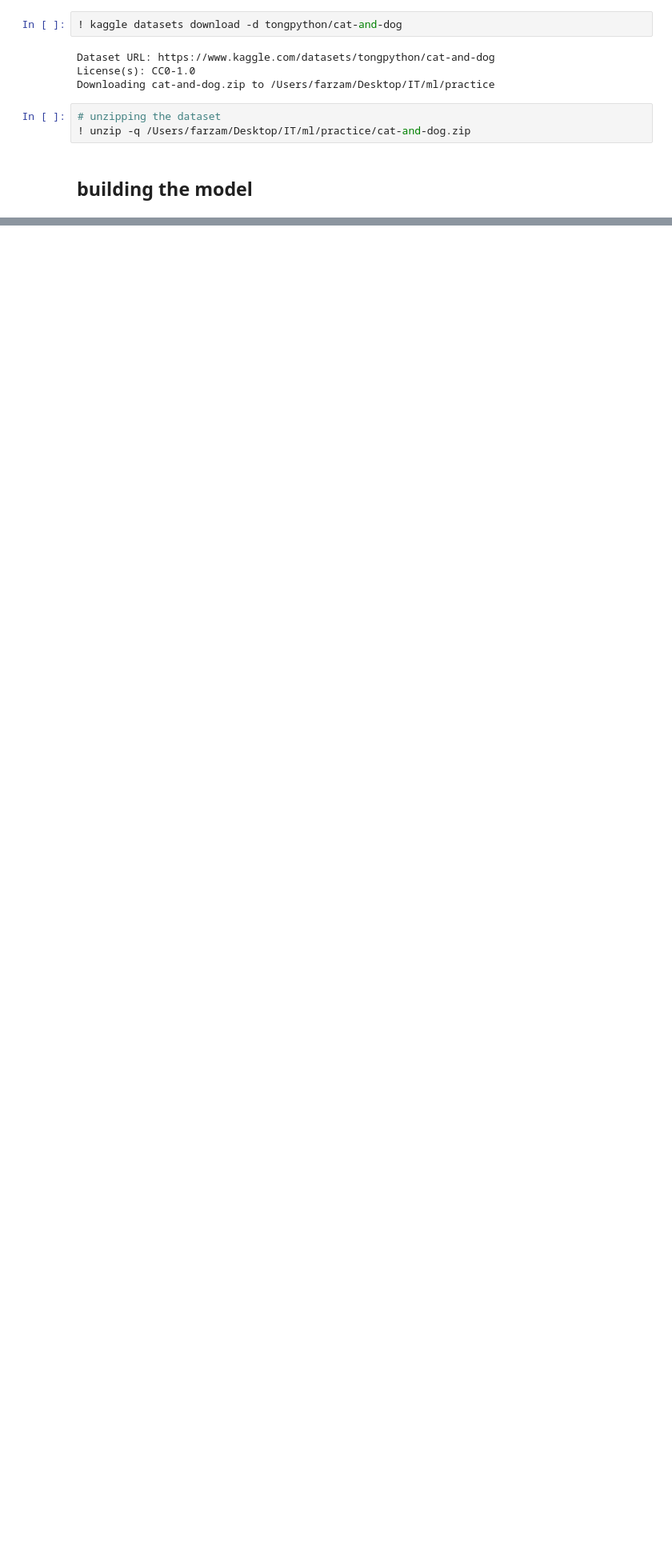
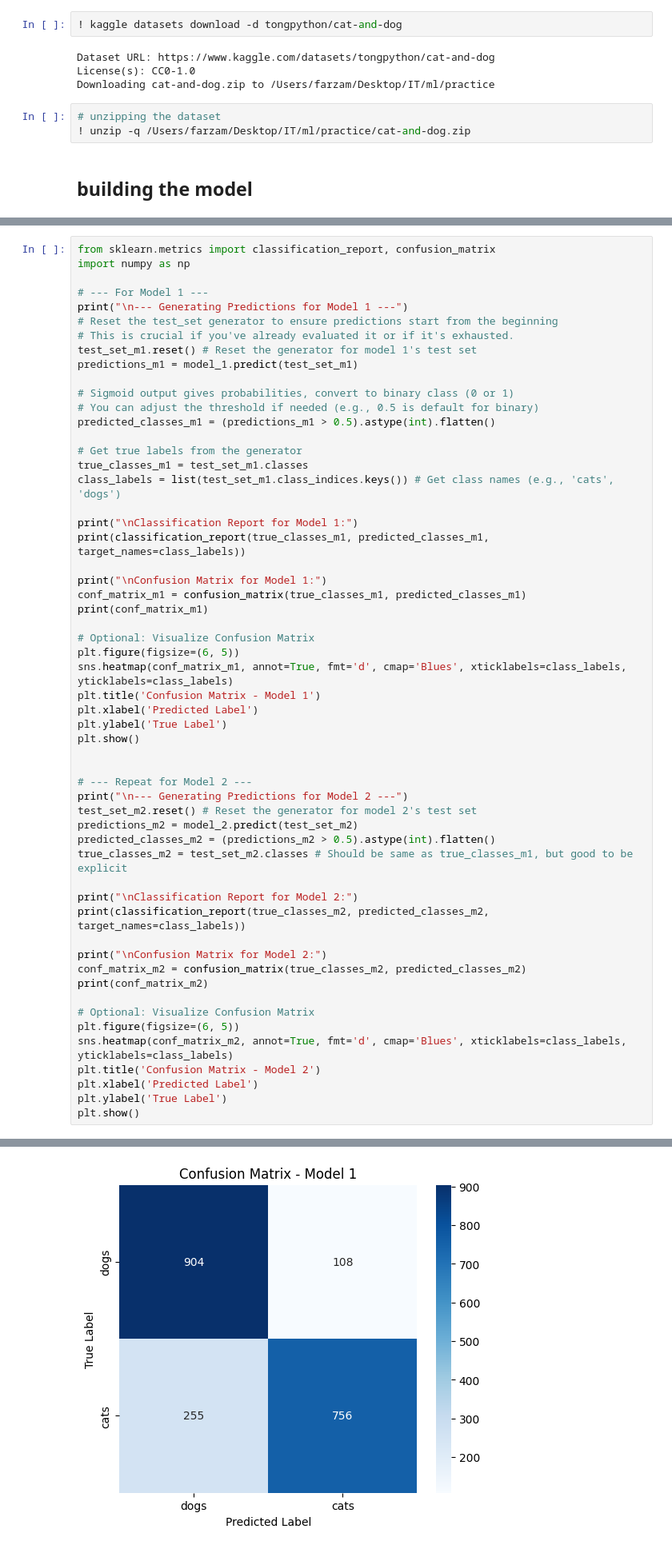
Before and after one commit to farzamasadian/udemy-ml-practice, a Jupyter notebook: cnn_binary_classification.ipynb, the cells around one changed output, grey strips where cells are left out. Shown at 80% size. Cells and saved outputs as stored; diff of their text form; blank space fills up the shorter version.

```diff
--- a/cnn_binary_classification.ipynb
+++ b/cnn_binary_classification.ipynb
@@ -62,0 +479,57 @@ Downloading cat-and-dog.zip to /Users/farzam/Desktop/IT/ml/practice
+# %%
+from sklearn.metrics import classification_report, confusion_matrix
+import numpy as np
+
+# --- For Model 1 ---
+print("\n--- Generating Predictions for Model 1 ---")
+# Reset the test_set generator to ensure predictions start from the beginning
+# This is crucial if you've already evaluated it or if it's exhausted.
+test_set_m1.reset() # Reset the generator for model 1's test set
+predictions_m1 = model_1.predict(test_set_m1)
+
+# Sigmoid output gives probabilities, convert to binary class (0 or 1)
+# You can adjust the threshold if needed (e.g., 0.5 is default for binary)
+predicted_classes_m1 = (predictions_m1 > 0.5).astype(int).flatten()
+
+# Get true labels from the generator
+true_classes_m1 = test_set_m1.classes
+class_labels = list(test_set_m1.class_indices.keys()) # Get class names (e.g., 'cats', 'dogs')
+
+print("\nClassification Report for Model 1:")
+print(classification_report(true_classes_m1, predicted_classes_m1, target_names=class_labels))
+
+print("\nConfusion Matrix for Model 1:")
+conf_matrix_m1 = confusion_matrix(true_classes_m1, predicted_classes_m1)
+print(conf_matrix_m1)
+
+# Optional: Visualize Confusion Matrix
+plt.figure(figsize=(6, 5))
+sns.heatmap(conf_matrix_m1, annot=True, fmt='d', cmap='Blues', xticklabels=class_labels, yticklabels=class_labels)
+plt.title('Confusion Matrix - Model 1')
+plt.xlabel('Predicted Label')
+plt.ylabel('True Label')
+plt.show()
+
+
+# --- Repeat for Model 2 ---
+print("\n--- Generating Predictions for Model 2 ---")
+test_set_m2.reset() # Reset the generator for model 2's test set
+predictions_m2 = model_2.predict(test_set_m2)
+predicted_classes_m2 = (predictions_m2 > 0.5).astype(int).flatten()
+true_classes_m2 = test_set_m2.classes # Should be same as true_classes_m1, but good to be explicit
+
+print("\nClassification Report for Model 2:")
+print(classification_report(true_classes_m2, predicted_classes_m2, target_names=class_labels))
+
+print("\nConfusion Matrix for Model 2:")
+conf_matrix_m2 = confusion_matrix(true_classes_m2, predicted_classes_m2)
+print(conf_matrix_m2)
+
+# Optional: Visualize Confusion Matrix
+plt.figure(figsize=(6, 5))
+sns.heatmap(conf_matrix_m2, annot=True, fmt='d', cmap='Blues', xticklabels=class_labels, yticklabels=class_labels)
+plt.title('Confusion Matrix - Model 2')
+plt.xlabel('Predicted Label')
+plt.ylabel('True Label')
+plt.show()
+# %% [output]
@@ -62,0 +553 @@ Downloading cat-and-dog.zip to /Users/farzam/Desktop/IT/ml/practice
+[figure, added]
```
Also changed, not shown: parts of 30 cells of this notebook.
